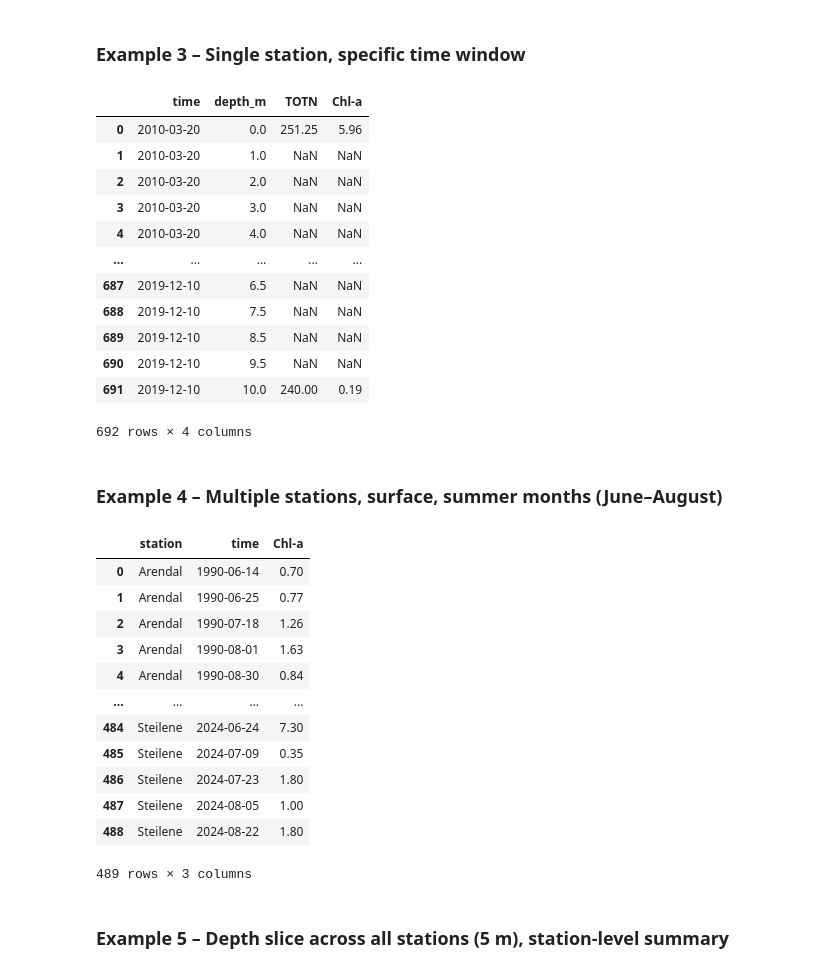
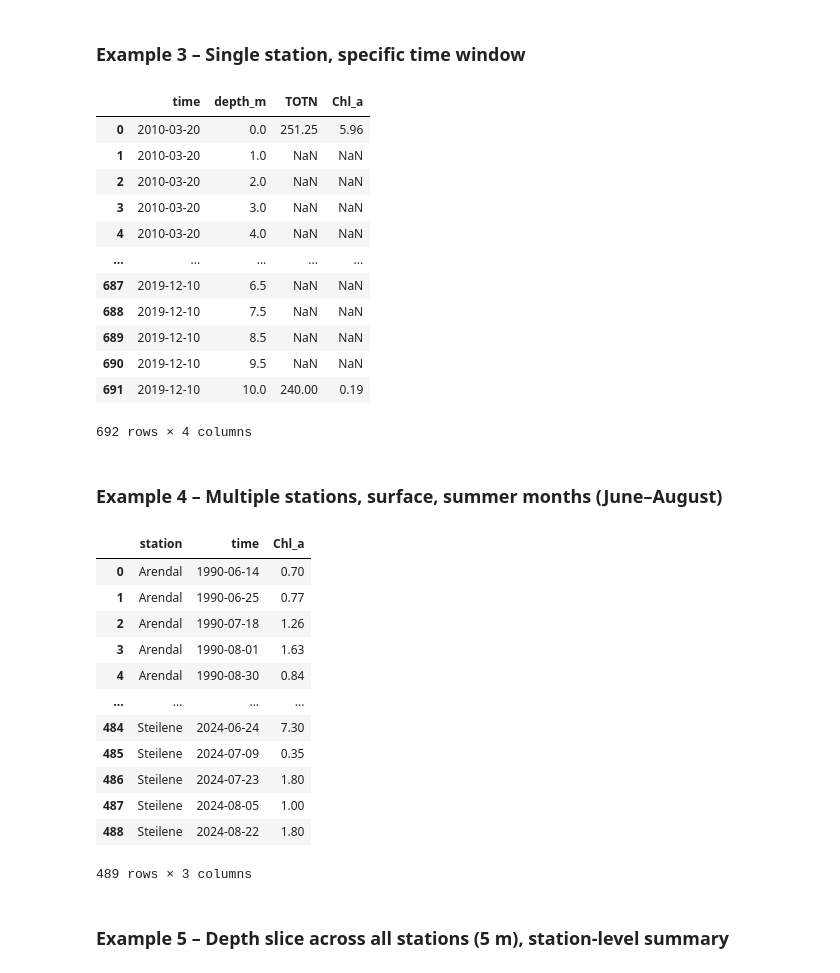
Before and after one commit to NIVANorge/niva-aquainfra, a Jupyter notebook: notebooks/create_oslofjord_dataset.ipynb, the cells around one changed output. Cells and saved outputs as stored; diff of their text form; code cells hidden in the pictures.

```diff
--- a/notebooks/create_oslofjord_dataset.ipynb
+++ b/notebooks/create_oslofjord_dataset.ipynb
@@ -353,18 +353,18 @@ pd.DataFrame({
 # %%
 mask = (
     (stn_of_obs == np.where(stns == "Basto")[0][0])
     & (time_of_obs >= pd.Timestamp("2010-01-01").to_datetime64())
     & (time_of_obs <  pd.Timestamp("2020-01-01").to_datetime64())
 )
 
 pd.DataFrame({
     "time":       time_of_obs[mask],
     "depth_m":    depth_of_obs[mask],
     "TOTN": ds["TOTN"].values[mask],
-    "Chl-a": ds["Chl-a"].values[mask],
+    "Chl_a": ds["Chl_a"].values[mask],
 })
 # %% [output]
-|  | time | depth_m | TOTN | Chl-a |
+|  | time | depth_m | TOTN | Chl_a |
 | 0 | 2010-03-20 | 0.0 | 251.25 | 5.96 |
 | 1 | 2010-03-20 | 1.0 | NaN | NaN |
 | 2 | 2010-03-20 | 2.0 | NaN | NaN |
@@ -390,10 +390,10 @@ mask = (
 pd.DataFrame({
     "station":      stns[stn_of_obs[mask]],
     "time":         time_of_obs[mask],
-    "Chl-a": ds["Chl-a"].values[mask],
+    "Chl_a": ds["Chl_a"].values[mask],
 })
 # %% [output]
-|  | station | time | Chl-a |
+|  | station | time | Chl_a |
 | 0 | Arendal | 1990-06-14 | 0.70 |
 | 1 | Arendal | 1990-06-25 | 0.77 |
 | 2 | Arendal | 1990-07-18 | 1.26 |
```
Also changed, not shown: parts of 5 cells of this notebook, 2 other files.
